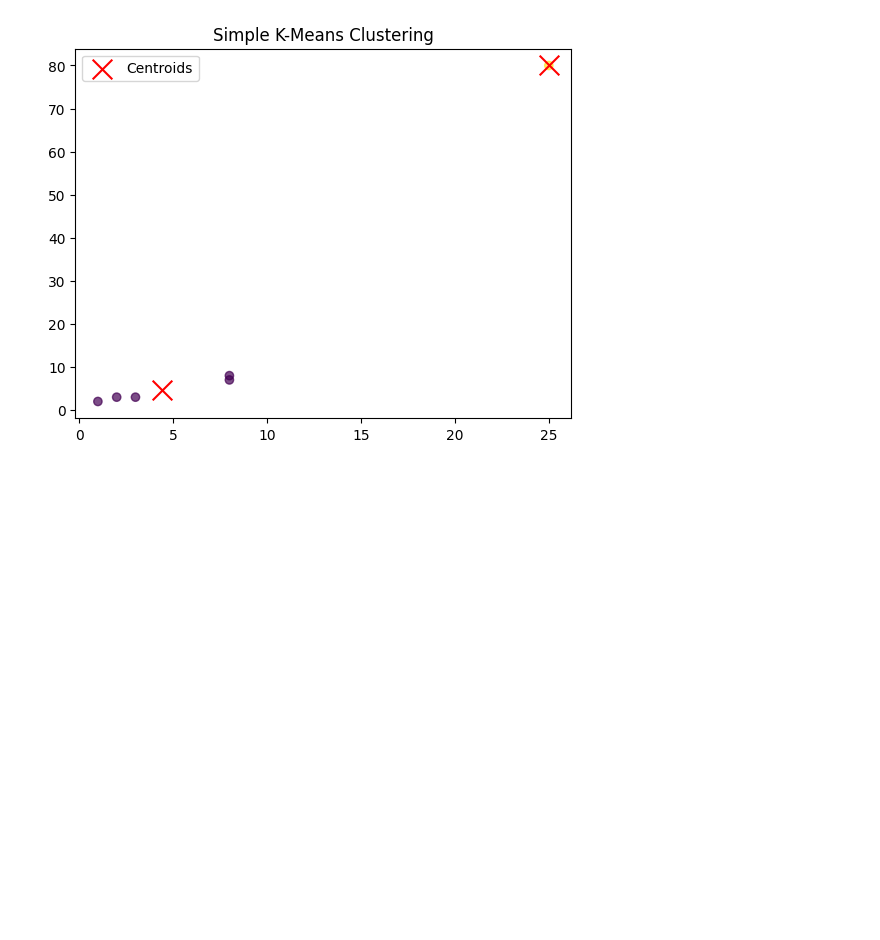
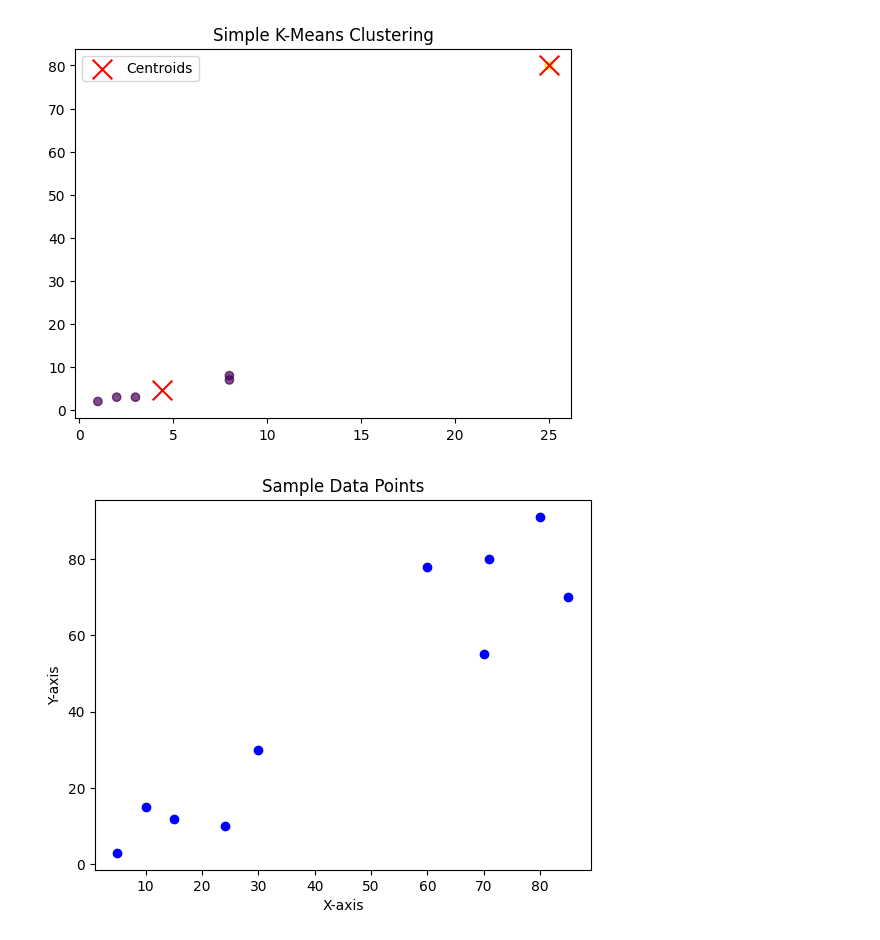
Before and after one commit to PratikshaShelke24/data-science, a Jupyter notebook: unsuperviesd.ipynb, the cells around one changed output. Saved outputs shown, nothing was run; the diff lists cells and outputs as text; code cells hidden in the pictures; blank space fills up the shorter version.

```diff
--- a/unsuperviesd.ipynb
+++ b/unsuperviesd.ipynb
@@ -104,0 +112,13 @@ plt.show()
+# %%
+# Sample data points (X, Y coordinates)
+X = np.array([[5, 3], [10, 15], [15, 12], [24, 10], [30, 30],
+              [85, 70], [71, 80], [60, 78], [70, 55], [80, 91]])
+# %%
+# Scatter plot of sample data
+plt.scatter(X[:, 0], X[:, 1], color='blue', marker='o')
+plt.title("Sample Data Points")
+plt.xlabel("X-axis")
+plt.ylabel("Y-axis")
+plt.show()
+# %% [output]
+[figure, added]
```
Also changed, not shown: parts of 5 cells of this notebook.
